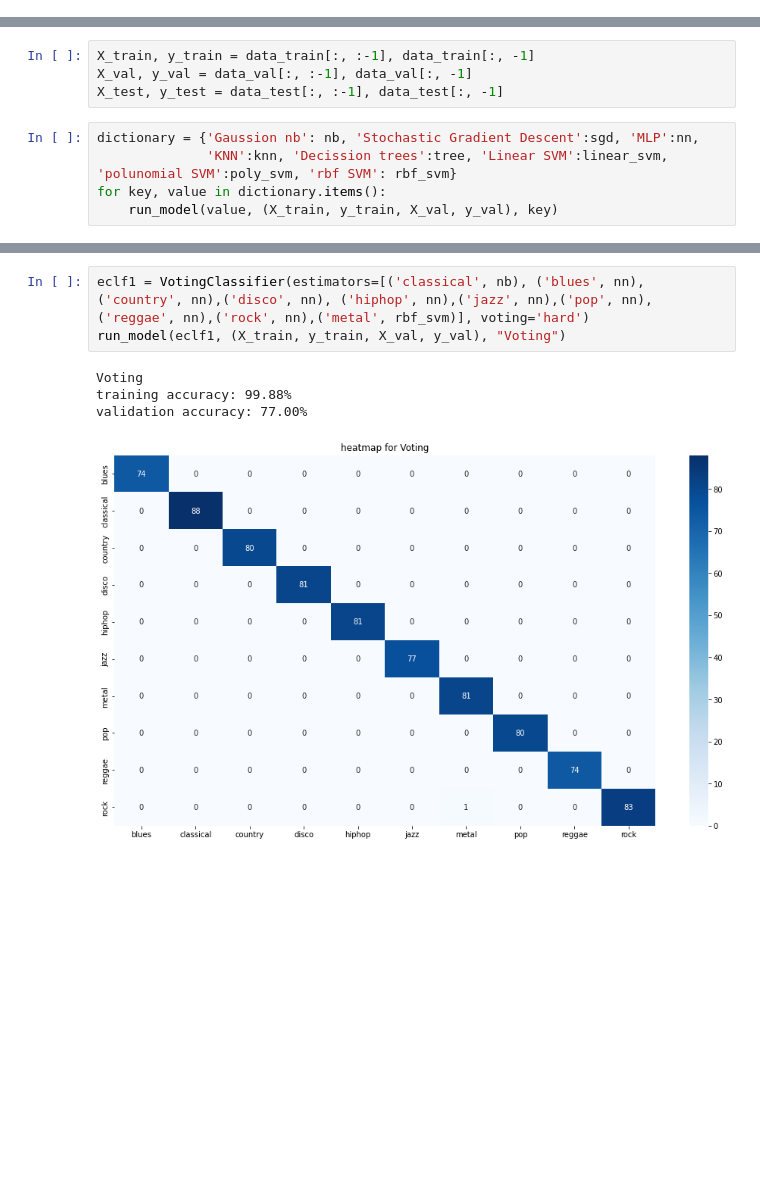
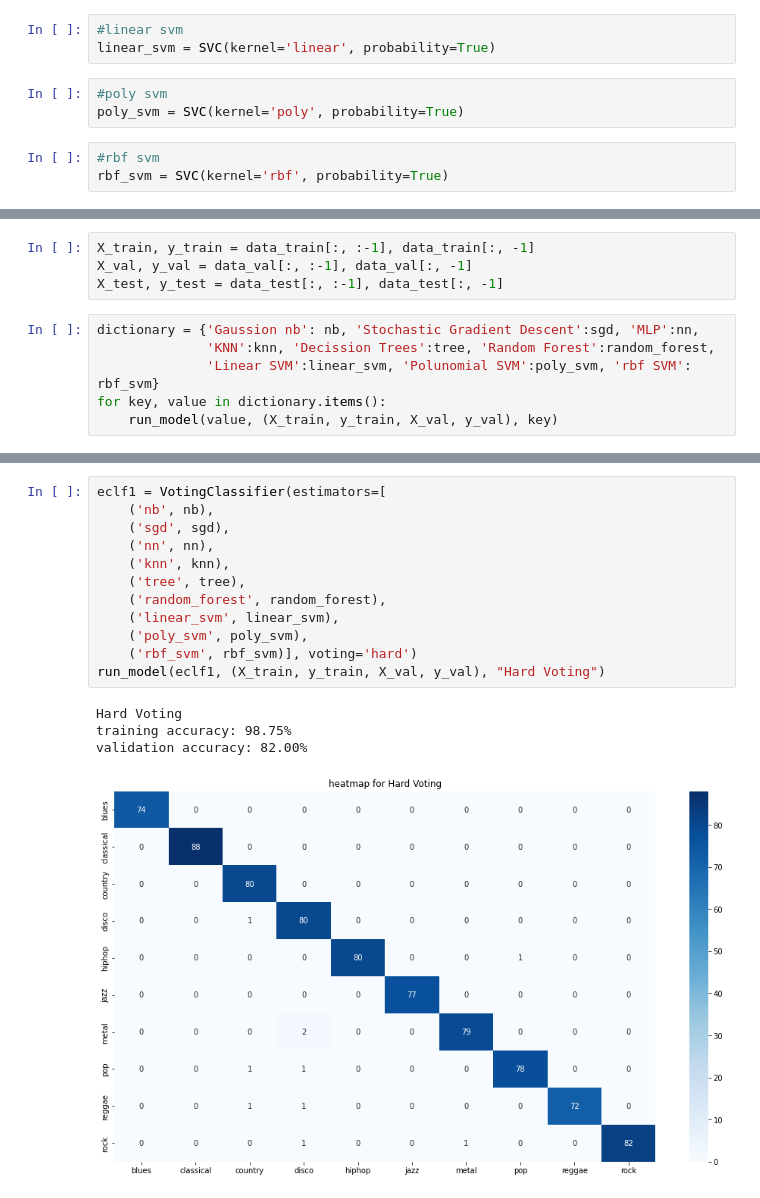
Before and after one commit to happym233/music_genre_classification, a Jupyter notebook: jupyter/scikit_learn_models_csv.ipynb, the cells around one changed output, grey strips where cells are left out. Saved outputs shown, nothing was run; the diff lists cells and outputs as text; blank space fills up the shorter version.

```diff
--- a/jupyter/scikit_learn_models_csv.ipynb
+++ b/jupyter/scikit_learn_models_csv.ipynb
@@ -55,3 +52,12 @@ rbf_svm = SVC(kernel='rbf')
+# %%
+#linear svm
+linear_svm = SVC(kernel='linear', probability=True)
+# %%
+#poly svm
+poly_svm = SVC(kernel='poly', probability=True)
+# %%
+#rbf svm
+rbf_svm = SVC(kernel='rbf', probability=True)
 # %%
 def run_model(model, dataset, model_name):
     print(model_name)
@@ -81,7 +87,8 @@ X_val, y_val = data_val[:, :-1], data_val[:, -1]
 X_test, y_test = data_test[:, :-1], data_test[:, -1]
 # %%
 dictionary = {'Gaussion nb': nb, 'Stochastic Gradient Descent':sgd, 'MLP':nn,
-              'KNN':knn, 'Decission trees':tree, 'Linear SVM':linear_svm, 'polunomial SVM':poly_svm, 'rbf SVM': rbf_svm}
+              'KNN':knn, 'Decission Trees':tree, 'Random Forest':random_forest,
+              'Linear SVM':linear_svm, 'Polunomial SVM':poly_svm, 'rbf SVM': rbf_svm}
 for key, value in dictionary.items():
     run_model(value, (X_train, y_train, X_val, y_val), key)
 # %% [output]
@@ -113,8 +120,17 @@ validation accuracy: 72.00%
 # %%
-eclf1 = VotingClassifier(estimators=[('classical', nb), ('blues', nn),('country', nn),('disco', nn), ('hiphop', nn),('jazz', nn),('pop', nn),('reggae', nn),('rock', nn),('metal', rbf_svm)], voting='hard')
-run_model(eclf1, (X_train, y_train, X_val, y_val), "Voting")
+eclf1 = VotingClassifier(estimators=[
+    ('nb', nb),
+    ('sgd', sgd),
+    ('nn', nn),
+    ('knn', knn),
+    ('tree', tree),
+    ('random_forest', random_forest),
+    ('linear_svm', linear_svm),
+    ('poly_svm', poly_svm),
+    ('rbf_svm', rbf_svm)], voting='hard')
+run_model(eclf1, (X_train, y_train, X_val, y_val), "Hard Voting")
 # %% [output]
-Voting
-training accuracy: 99.88%
-validation accuracy: 77.00%
+Hard Voting
+training accuracy: 98.75%
+validation accuracy: 82.00%
-[figure, old version]
+[figure, new version]
```
Also changed, not shown: parts of 11 cells of this notebook, 3 other files.
